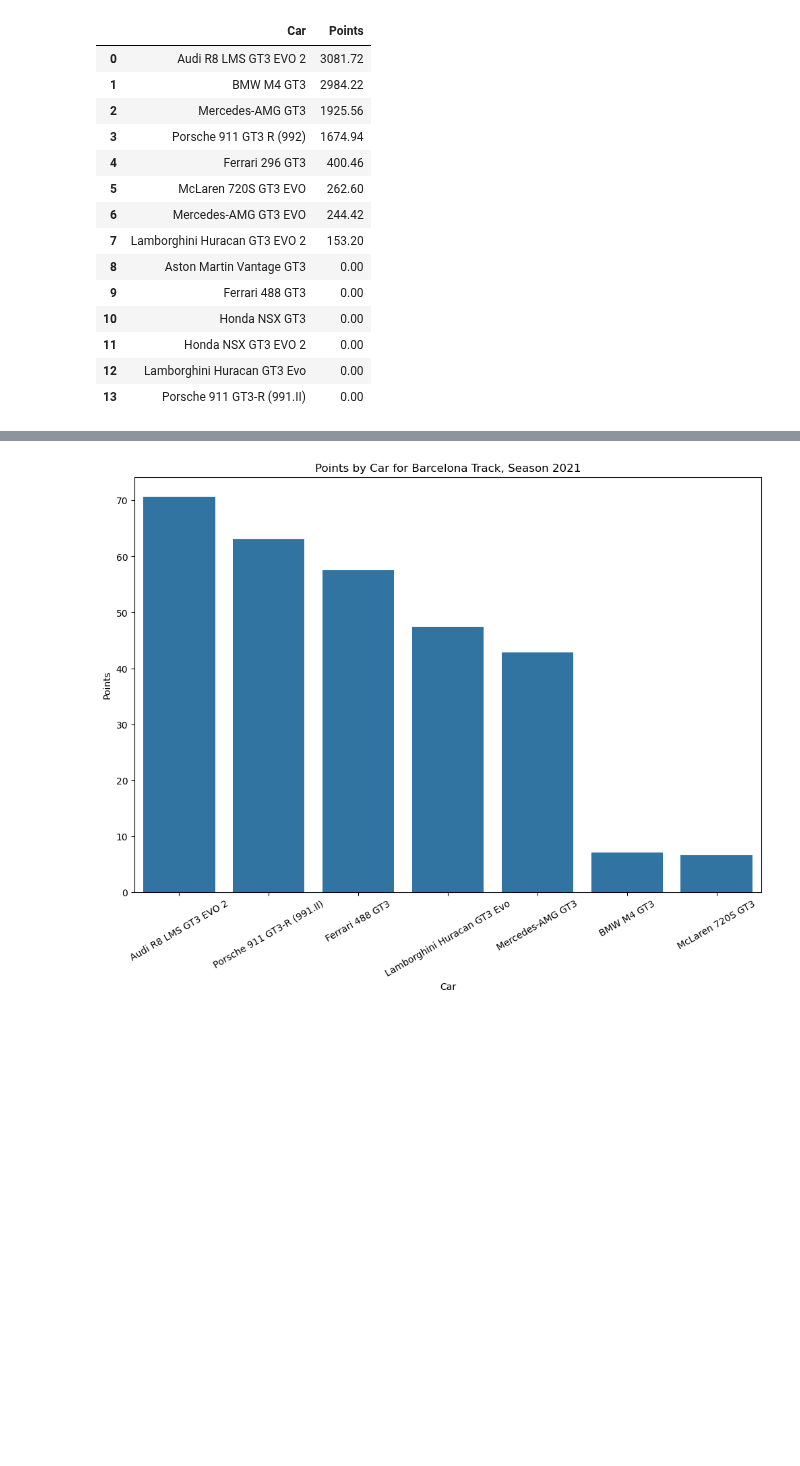
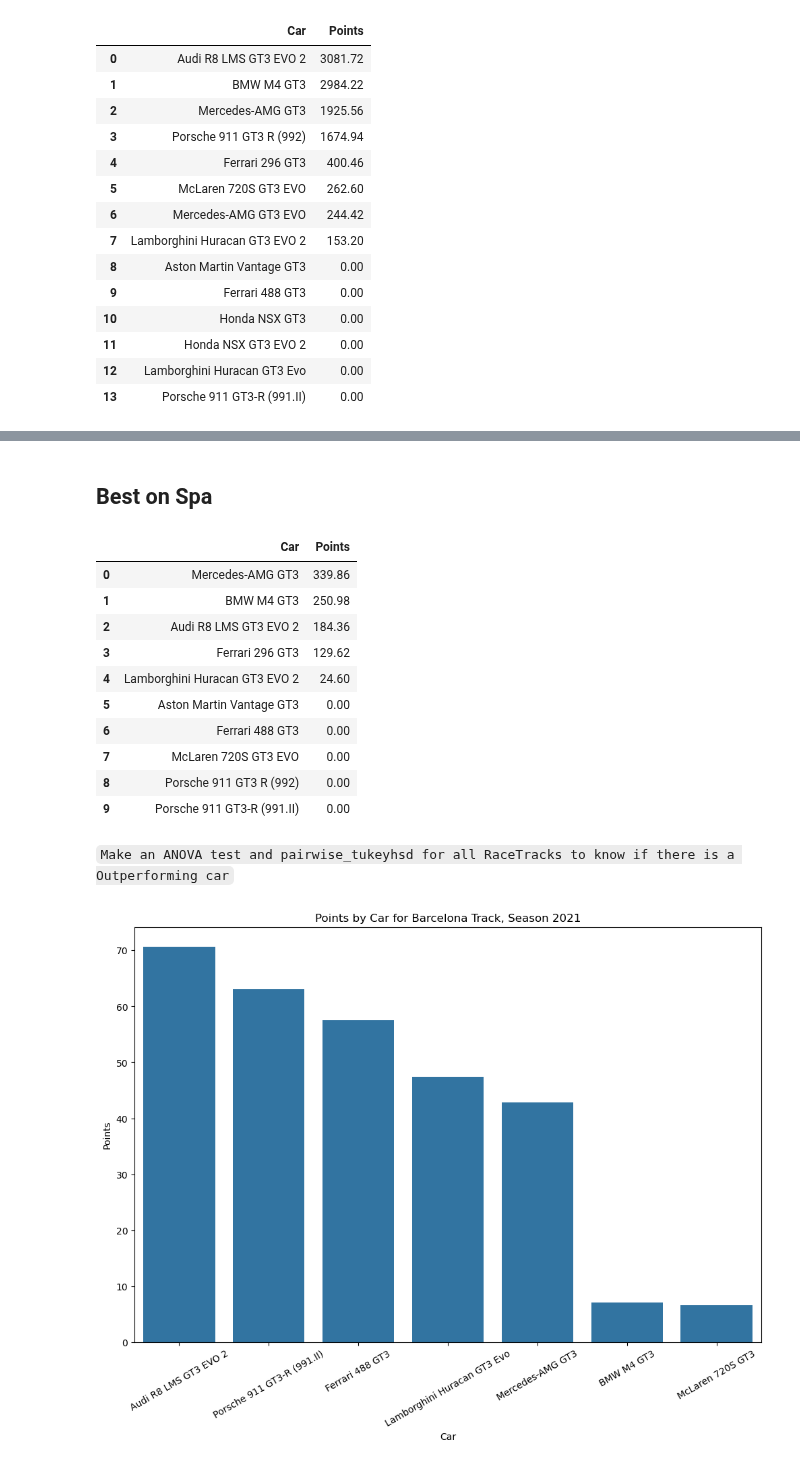
Before and after one commit to S0la1re/GT-World-Challenge-Europe-Data-Analysis, a Jupyter notebook: data_analysis.ipynb, the cells around one changed output, grey strips where cells are left out. Cells and saved outputs as stored; diff of their text form; code cells hidden in the pictures; blank space fills up the shorter version.

```diff
--- a/data_analysis.ipynb
+++ b/data_analysis.ipynb
@@ -196,3 +214,23 @@ best_cars
+# %% [markdown]
+## Best on Spa
+# %%
+filtered_data = total_points_by_car_and_track[(total_points_by_car_and_track['Season'] == 2023) & (total_points_by_car_and_track['Track'] == 'CrowdStrike 24 Hours of Spa')]
+best_cars = filtered_data.groupby('Car')['Points'].sum().sort_values(ascending=False).reset_index()
+best_cars
+# %% [output]
+|  | Car | Points |
+| 0 | Mercedes-AMG GT3 | 339.86 |
+| 1 | BMW M4 GT3 | 250.98 |
+| 2 | Audi R8 LMS GT3 EVO 2 | 184.36 |
+| 3 | Ferrari 296 GT3 | 129.62 |
+| 4 | Lamborghini Huracan GT3 EVO 2 | 24.60 |
+| 5 | Aston Martin Vantage GT3 | 0.00 |
+| 6 | Ferrari 488 GT3 | 0.00 |
+| 7 | McLaren 720S GT3 EVO | 0.00 |
+| 8 | Porsche 911 GT3 R (992) | 0.00 |
+| 9 | Porsche 911 GT3-R (991.II) | 0.00 |
+# %% [markdown]
+`Make an ANOVA test and pairwise_tukeyhsd for all RaceTracks to know if there is a Outperforming car`
 # %%
 # Фильтрация данных для сезона 2021 и трассы Barcelona
 filtered_data = total_points_by_car_and_track[(total_points_by_car_and_track['Season'] == 2022) &
```
Also changed, not shown: parts of 3 cells of this notebook.
